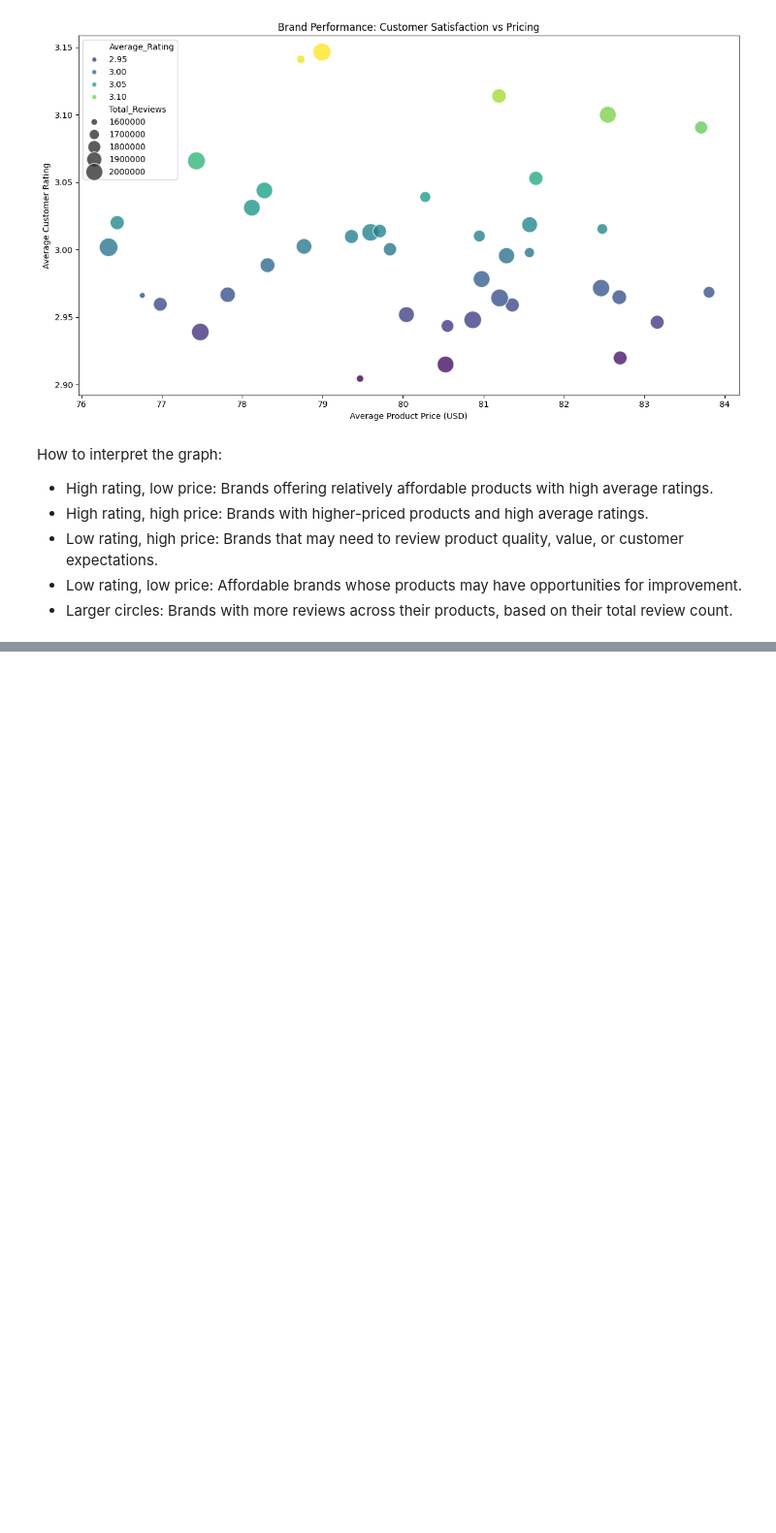
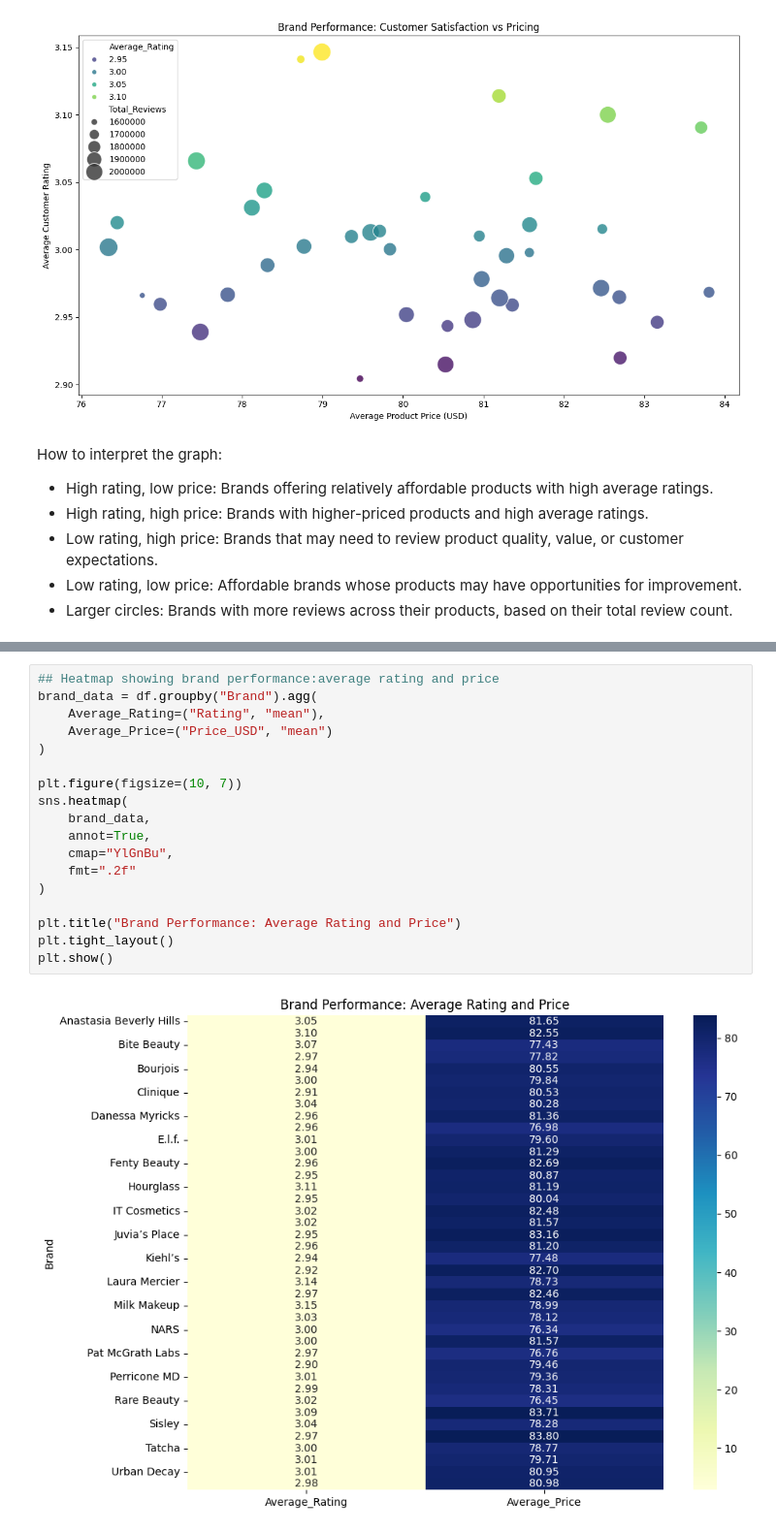
Before and after one commit to Queenmunyere/Skin-Care-App, a Jupyter notebook: Beauty Skin Care.ipynb, the cells around one changed output, grey strips where cells are left out. Shown at 97% size. Drawn from its saved outputs; the diff is of its cells as text; blank space fills up the shorter version.

```diff
--- a/Beauty Skin Care.ipynb
+++ b/Beauty Skin Care.ipynb
@@ -288,0 +298,20 @@ plt.show()
+# %%
+## Heatmap showing brand performance:average rating and price
+brand_data = df.groupby("Brand").agg(
+    Average_Rating=("Rating", "mean"),
+    Average_Price=("Price_USD", "mean")
+)
+
+plt.figure(figsize=(10, 7))
+sns.heatmap(
+    brand_data,
+    annot=True,
+    cmap="YlGnBu",
+    fmt=".2f"
+)
+
+plt.title("Brand Performance: Average Rating and Price")
+plt.tight_layout()
+plt.show()
+# %% [output]
+[figure, added]
```
Also changed, not shown: parts of 18 cells of this notebook.
